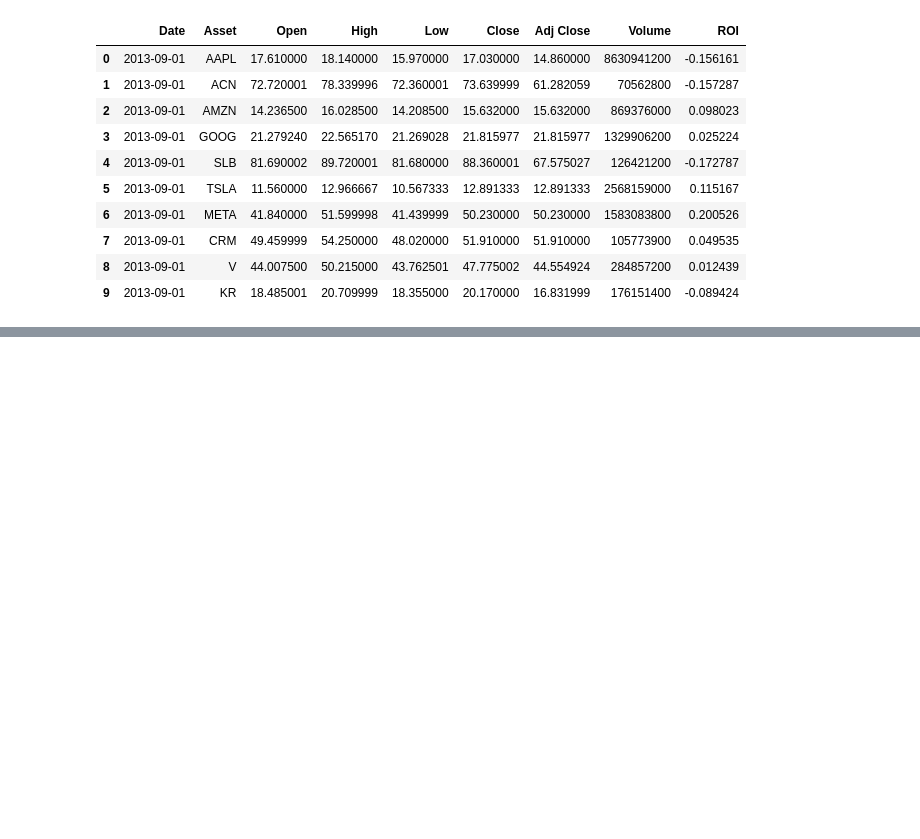
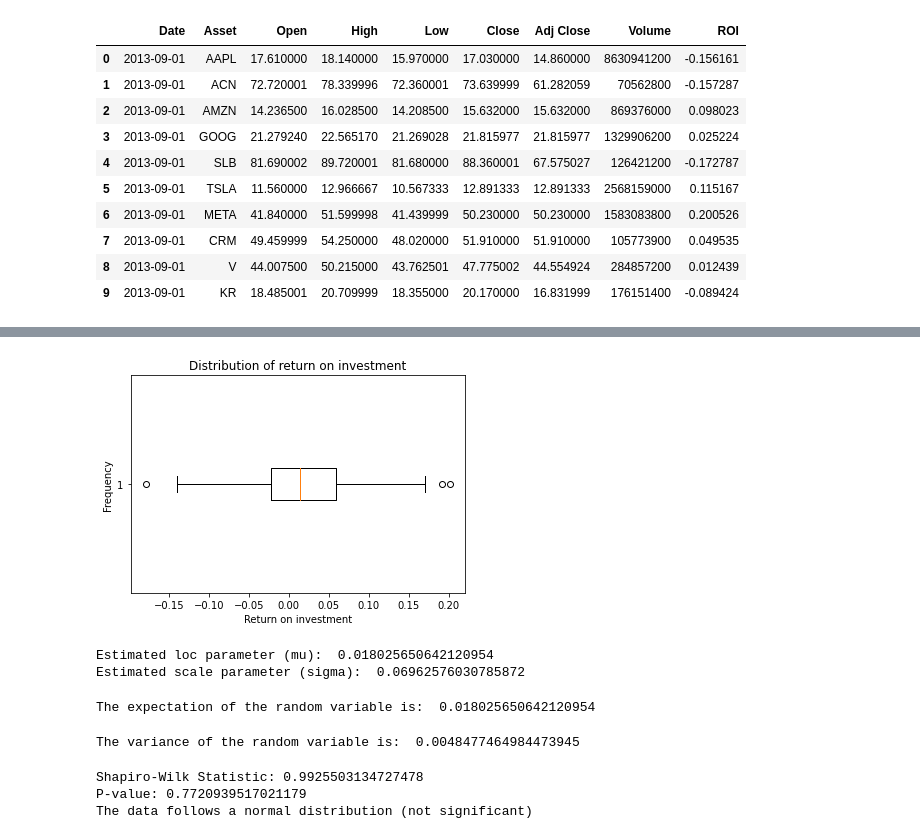
Before and after one commit to joaquinrovi/markowitz-mmcormick, a Jupyter notebook: docs/statistical_analysis.ipynb, the cells around one changed output, grey strips where cells are left out. Saved outputs shown, nothing was run; the diff lists cells and outputs as text; code cells hidden in the pictures; blank space fills up the shorter version.

```diff
--- a/docs/statistical_analysis.ipynb
+++ b/docs/statistical_analysis.ipynb
@@ -216,0 +397,53 @@ else:
+# %%
+# Create the boxplot
+plt.boxplot(distribution, vert = False)
+
+# Add labels and title
+plt.xlabel('Return on investment')
+plt.ylabel('Frequency')
+plt.title('Distribution of return on investment')
+
+# Show the plot
+plt.show()
+# %% [output]
+[figure, added]
+# %%
+norm_dist = distribution
+fit_loc, fit_scale = stats.norm.fit(norm_dist)
+# Print the estimated parameters
+print("Estimated loc parameter (mu): ", fit_loc)
+print("Estimated scale parameter (sigma): ", fit_scale)
+# %% [output]
+Estimated loc parameter (mu):  0.018025650642120954
+Estimated scale parameter (sigma):  0.06962576030785872
+# %%
+# Calculate the expected value
+expected_value = stats.norm.mean(loc = fit_loc, scale = fit_scale)
+print("The expectation of the random variable is: ", expected_value)
+# %% [output]
+The expectation of the random variable is:  0.018025650642120954
+# %%
+# Calculate the variance
+variance = stats.norm.var(loc = fit_loc, scale = fit_scale)
+print("The variance of the random variable is: ", variance)
+# %% [output]
+The variance of the random variable is:  0.0048477464984473945
+# %%
+# Use goodness of fit test (Hypothesis testing) to validate the theoretical distribution
+
+statistic, p_value = stats.shapiro(norm_dist)
+
+# Print the test statistic and p-value
+alpha = 0.02  # Significance level
+print(f"Shapiro-Wilk Statistic: {statistic}")
+print(f"P-value: {p_value}")
+
+# Interpret the results
+if p_value >= alpha:
+    print("The data follows a normal distribution (not significant)")
+else:
+    print("The data does not follow a normal distribution (significant)")
+# %% [output]
+Shapiro-Wilk Statistic: 0.9925503134727478
+P-value: 0.7720939517021179
+The data follows a normal distribution (not significant)
```
Also changed, not shown: parts of 32 cells of this notebook, 1 other file.
